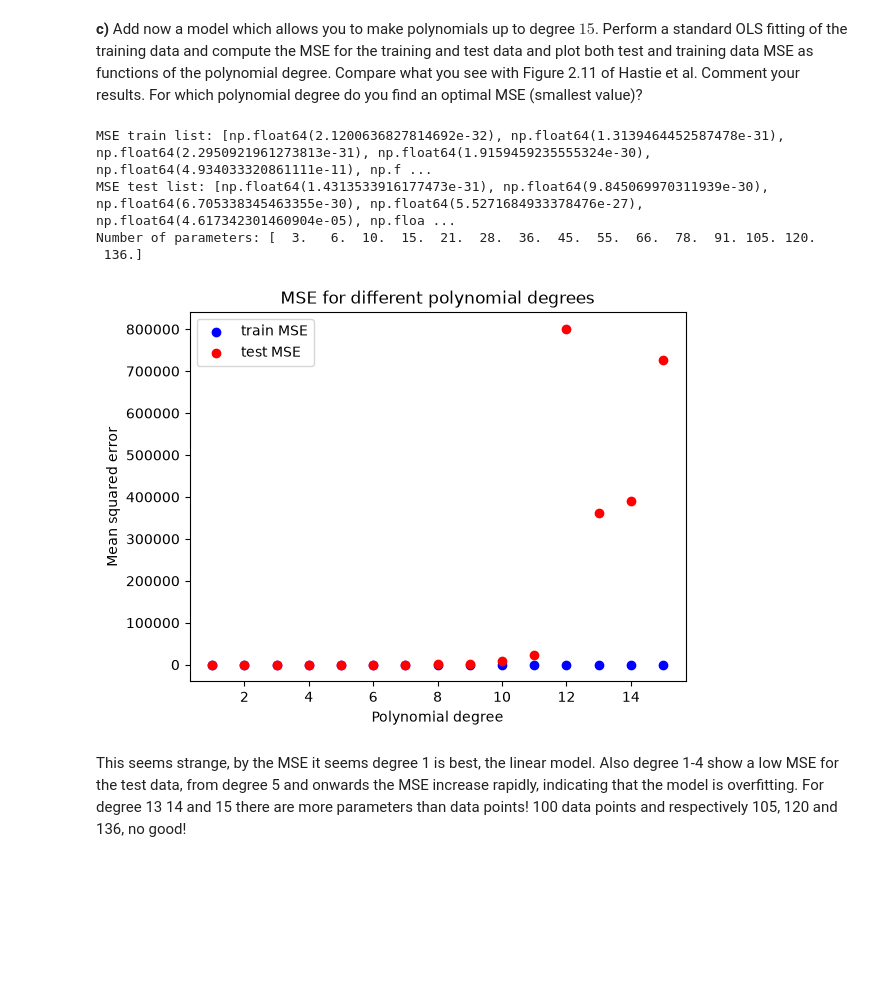
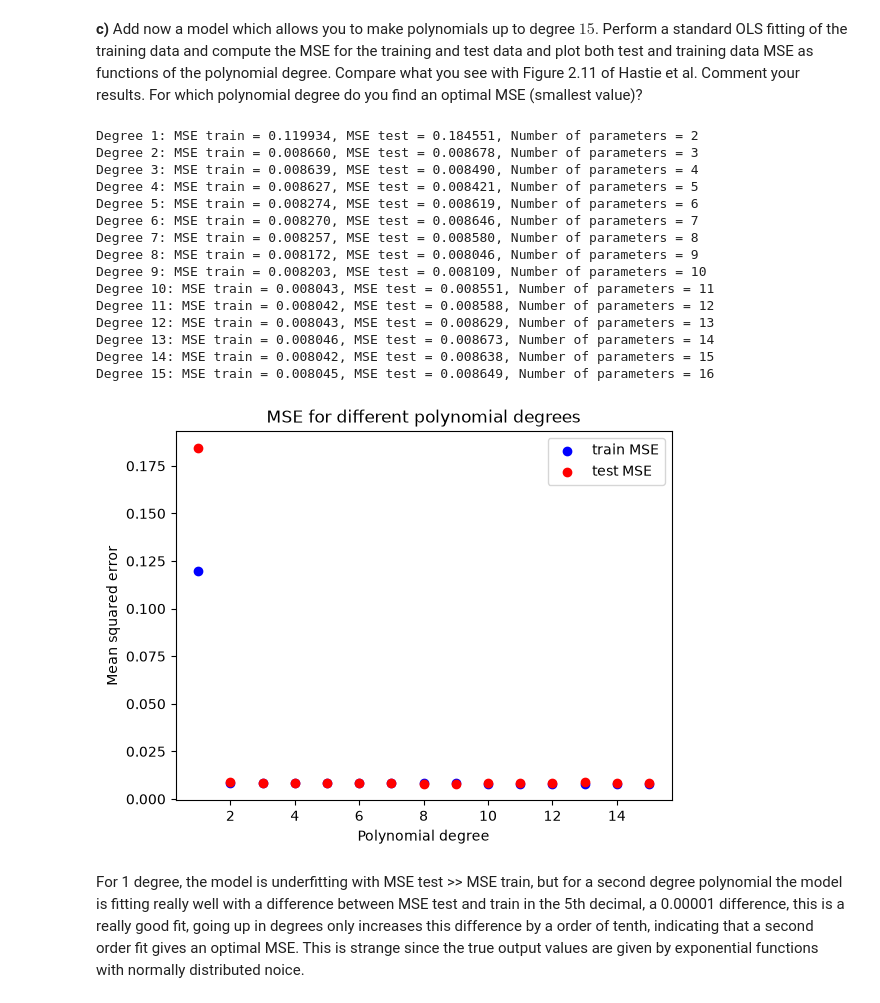
Before and after one commit to Timholmen96/MachineLearningUiO, a Jupyter notebook: doc/WeeklyMaterial/week34/exercisesweek34.ipynb, the cells around one changed output. Saved outputs shown, nothing was run; the diff lists cells and outputs as text; code cells hidden in the pictures; blank space fills up the shorter version.

```diff
--- a/doc/WeeklyMaterial/week34/exercisesweek34.ipynb
+++ b/doc/WeeklyMaterial/week34/exercisesweek34.ipynb
@@ -263,49 +267,60 @@ MSE test: 4.617342301460904e-05
 **c)**
 Add now a model which allows you to make polynomials up to degree $15$.  Perform a standard OLS fitting of the training data and compute the MSE for the training and test data and plot both test and training data MSE as functions of the polynomial degree. Compare what you see with Figure 2.11 of Hastie et al. Comment your results. For which polynomial degree do you find an optimal MSE (smallest value)?
 # %%
-def design_matrix_2D(x,y,degree):
-    x, y = np.ravel(x), np.ravel(y)
-    columns = []
-    for total in range(degree + 1):
-        for b in range(total + 1):
-            columns.append((x**(total-b)) * (y**b))
-    return np.column_stack(columns)
+def design_matrix_1D(x,degree):
+    x = np.ravel(x)
+    return np.column_stack([x**i for i in range(degree + 1)])
 
 deg_list = np.linspace(1, 15, 15, dtype=int)
-p = (deg_list+1)*(deg_list+2)/2
+p = (deg_list+1)
 MSE_train_list = []
 MSE_test_list = []
 for deg in deg_list:
-    X = design_matrix_2D(x, y, deg)
+    X = design_matrix_1D(x, deg)
     X_test = X[0:50,:]
     X_train = X[50:,:]
     y_test = y[0:50] # Denne dataen blir jo ikke brukt til noe?
     y_train = y[50:]
 
     linreg = LinearRegression()
     linreg.fit(X_train, y_train)
+
     ypredict_train = linreg.predict(X_train)
     ypredict_test = linreg.predict(X_test)
+
     MSE_train = np.mean((ypredict_train - y_train)**2)
     MSE_test = np.mean((ypredict_test - y_test)**2)
     MSE_train_list.append(MSE_train)
     MSE_test_list.append(MSE_test)
-print(f"MSE train list: {MSE_train_list}")
-print(f"MSE test list: {MSE_test_list}")
-print(f"Number of parameters: {p}")
+
+
+for degree, mse_train, mse_test, parameter, in zip(deg_list, MSE_train_list, MSE_test_list, p):
+    print(f"Degree {degree}: MSE train = {mse_train:.6f}, MSE test = {mse_test:.6f}, Number of parameters = {parameter}")
+
 
 plt.scatter(deg_list, MSE_train_list, c='b', label="train MSE")
 plt.scatter(deg_list, MSE_test_list, c='r', label="test MSE")
 plt.xlabel("Polynomial degree")
 plt.ylabel("Mean squared error")
 plt.title("MSE for different polynomial degrees")
 plt.legend()
 plt.show()
 # %% [output]
-MSE train list: [np.float64(2.1200636827814692e-32), np.float64(1.3139464452587478e-31), np.float64(2.2950921961273813e-31), np.float64(1.9159459235555324e-30), np.float64(4.934033320861111e-11), np.f ...
-MSE test list: [np.float64(1.4313533916177473e-31), np.float64(9.845069970311939e-30), np.float64(6.705338345463355e-30), np.float64(5.5271684933378476e-27), np.float64(4.617342301460904e-05), np.floa ...
-Number of parameters: [  3.   6.  10.  15.  21.  28.  36.  45.  55.  66.  78.  91. 105. 120.
- 136.]
+Degree 1: MSE train = 0.119934, MSE test = 0.184551, Number of parameters = 2
+Degree 2: MSE train = 0.008660, MSE test = 0.008678, Number of parameters = 3
+Degree 3: MSE train = 0.008639, MSE test = 0.008490, Number of parameters = 4
+Degree 4: MSE train = 0.008627, MSE test = 0.008421, Number of parameters = 5
+Degree 5: MSE train = 0.008274, MSE test = 0.008619, Number of parameters = 6
+Degree 6: MSE train = 0.008270, MSE test = 0.008646, Number of parameters = 7
+Degree 7: MSE train = 0.008257, MSE test = 0.008580, Number of parameters = 8
+Degree 8: MSE train = 0.008172, MSE test = 0.008046, Number of parameters = 9
+Degree 9: MSE train = 0.008203, MSE test = 0.008109, Number of parameters = 10
+Degree 10: MSE train = 0.008043, MSE test = 0.008551, Number of parameters = 11
+Degree 11: MSE train = 0.008042, MSE test = 0.008588, Number of parameters = 12
+Degree 12: MSE train = 0.008043, MSE test = 0.008629, Number of parameters = 13
+Degree 13: MSE train = 0.008046, MSE test = 0.008673, Number of parameters = 14
+Degree 14: MSE train = 0.008042, MSE test = 0.008638, Number of parameters = 15
+Degree 15: MSE train = 0.008045, MSE test = 0.008649, Number of parameters = 16
-[figure, old version]
+[figure, new version]
 # %% [markdown]
-This seems strange, by the MSE it seems degree 1 is best, the linear model. Also degree 1-4 show a low MSE for the test data, from degree 5 and onwards the MSE increase rapidly, indicating that the model is overfitting. For degree 13 14 and 15 there are more parameters than data points! 100 data points and respectively 105, 120 and 136, no good!
+For 1 degree, the model is underfitting with MSE test >> MSE train, but for a second degree polynomial the model is fitting really well with a difference between MSE test and train in the 5th decimal, a 0.00001 difference, this is a really good fit, going up in degrees only increases this difference by a order of tenth, indicating that a second order fit gives an optimal MSE. This is strange since the true output values are given by exponential functions with normally distributed noice.
```
Also changed, not shown: parts of 7 cells of this notebook.
